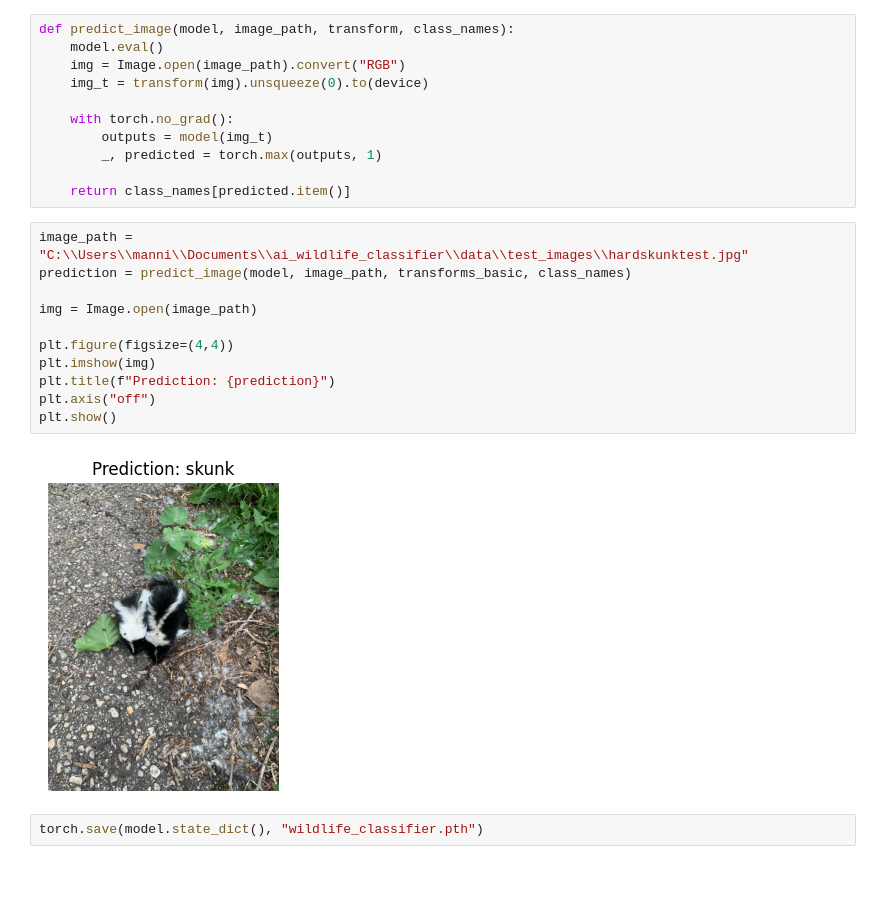
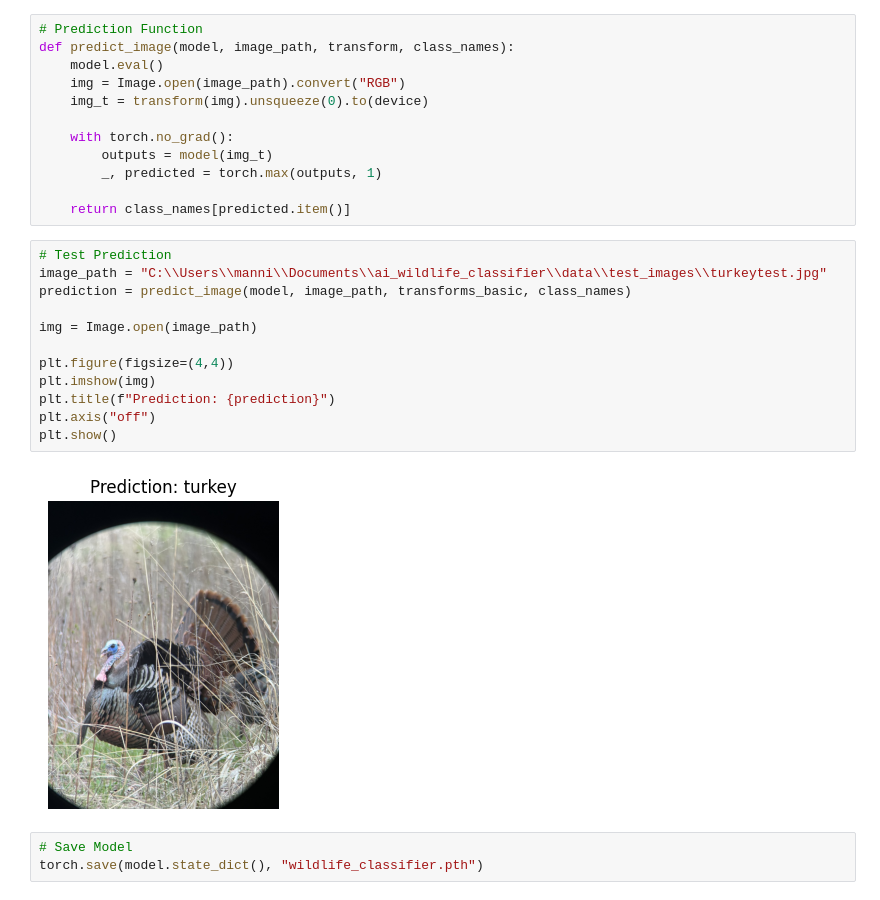
Before and after one commit to Reptileblood/ai_wildlife_classifier, a Jupyter notebook: pytorch_training.ipynb, the cells around one changed output. Saved outputs shown, nothing was run; the diff lists cells and outputs as text.

```diff
--- a/pytorch_training.ipynb
+++ b/pytorch_training.ipynb
@@ -138,6 +142,7 @@ plt.show()
 # %% [output]
 [figure]
 # %%
+# Prediction Function
 def predict_image(model, image_path, transform, class_names):
     model.eval()
     img = Image.open(image_path).convert("RGB")
@@ -149,17 +154,19 @@ def predict_image(model, image_path, transform, class_names):
 
     return class_names[predicted.item()]
 # %%
-image_path = "C:\\Users\\manni\\Documents\\ai_wildlife_classifier\\data\\test_images\\hardskunktest.jpg"
+# Test Prediction
+image_path = "C:\\Users\\manni\\Documents\\ai_wildlife_classifier\\data\\test_images\\turkeytest.jpg"
 prediction = predict_image(model, image_path, transforms_basic, class_names)
 
 img = Image.open(image_path)
 
 plt.figure(figsize=(4,4))
 plt.imshow(img)
 plt.title(f"Prediction: {prediction}")
 plt.axis("off")
 plt.show()
 # %% [output]
-[figure, old version]
+[figure, new version]
 # %%
+# Save Model
 torch.save(model.state_dict(), "wildlife_classifier.pth")
```
Also changed, not shown: parts of 8 cells of this notebook.
